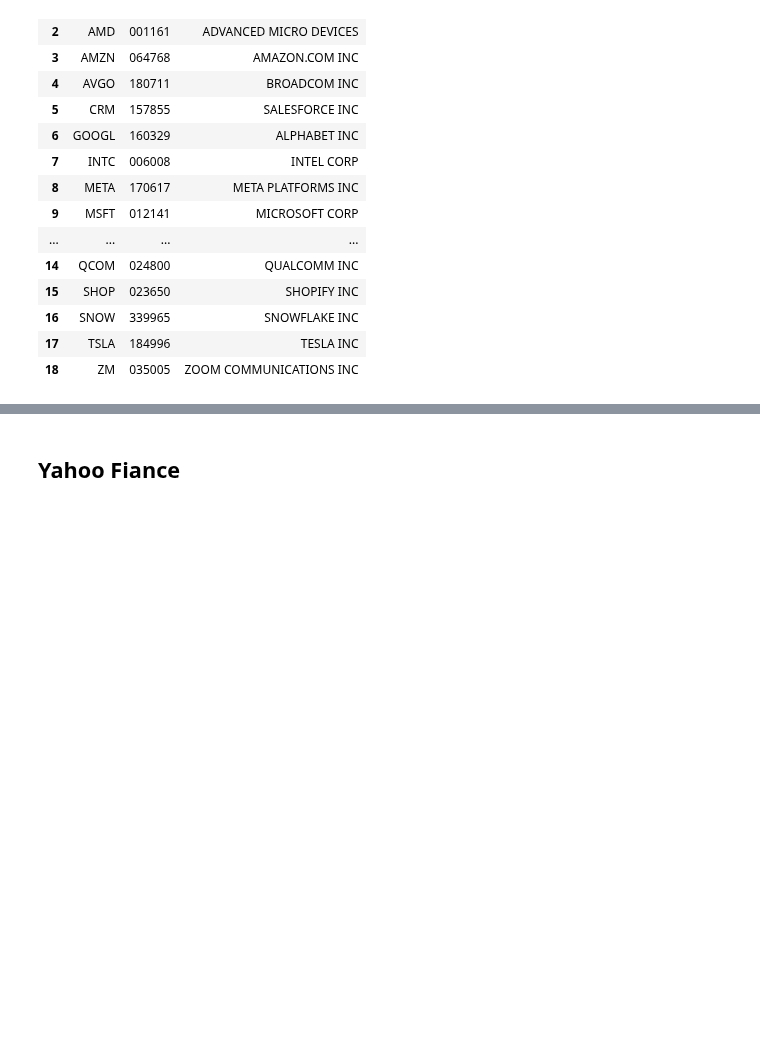
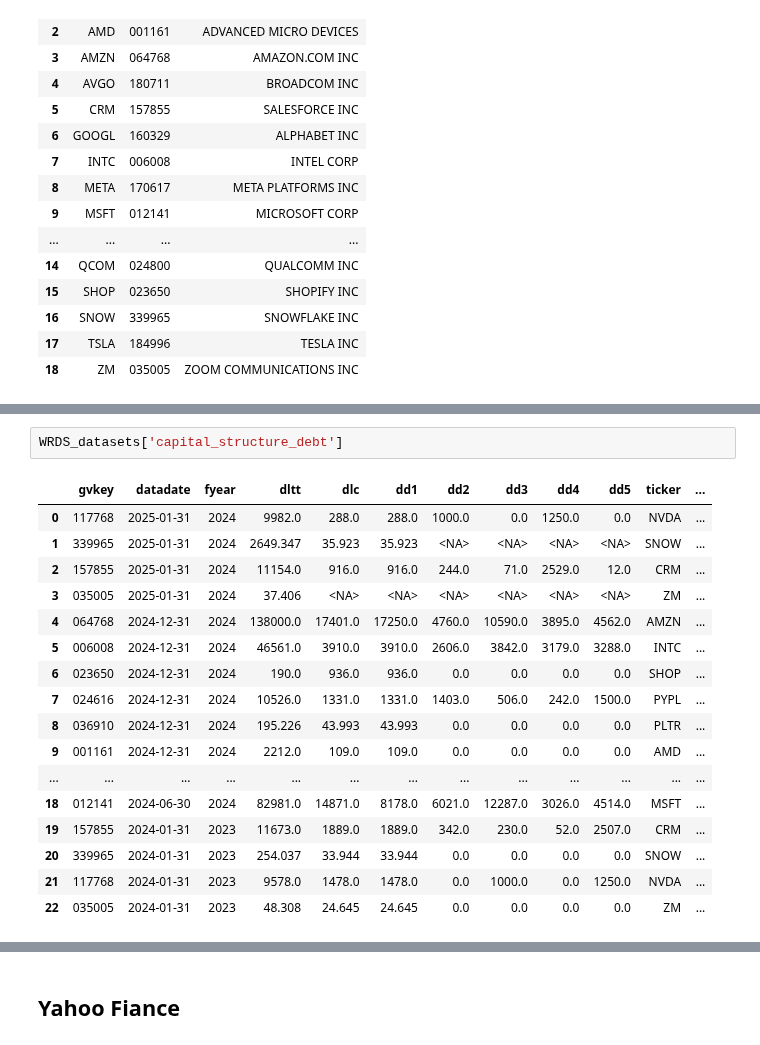
Before and after one commit to Chen-zexi/LangAlpha, a Jupyter notebook: notebooks/get_data.ipynb, the cells around one changed output, grey strips where cells are left out. Saved outputs shown, nothing was run; the diff lists cells and outputs as text; blank space fills up the shorter version.

```diff
--- a/notebooks/get_data.ipynb
+++ b/notebooks/get_data.ipynb
@@ -106,0 +176,20 @@ key_developments
+# %%
+WRDS_datasets['capital_structure_debt']
+# %% [output]
+|  | gvkey | datadate | fyear | dltt | dlc | dd1 | dd2 | dd3 | dd4 | dd5 | ticker | ... |
+| 0 | 117768 | 2025-01-31 | 2024 | 9982.0 | 288.0 | 288.0 | 1000.0 | 0.0 | 1250.0 | 0.0 | NVDA | ... |
+| 1 | 339965 | 2025-01-31 | 2024 | 2649.347 | 35.923 | 35.923 | <NA> | <NA> | <NA> | <NA> | SNOW | ... |
+| 2 | 157855 | 2025-01-31 | 2024 | 11154.0 | 916.0 | 916.0 | 244.0 | 71.0 | 2529.0 | 12.0 | CRM | ... |
+| 3 | 035005 | 2025-01-31 | 2024 | 37.406 | <NA> | <NA> | <NA> | <NA> | <NA> | <NA> | ZM | ... |
+| 4 | 064768 | 2024-12-31 | 2024 | 138000.0 | 17401.0 | 17250.0 | 4760.0 | 10590.0 | 3895.0 | 4562.0 | AMZN | ... |
+| 5 | 006008 | 2024-12-31 | 2024 | 46561.0 | 3910.0 | 3910.0 | 2606.0 | 3842.0 | 3179.0 | 3288.0 | INTC | ... |
+| 6 | 023650 | 2024-12-31 | 2024 | 190.0 | 936.0 | 936.0 | 0.0 | 0.0 | 0.0 | 0.0 | SHOP | ... |
+| 7 | 024616 | 2024-12-31 | 2024 | 10526.0 | 1331.0 | 1331.0 | 1403.0 | 506.0 | 242.0 | 1500.0 | PYPL | ... |
+| 8 | 036910 | 2024-12-31 | 2024 | 195.226 | 43.993 | 43.993 | 0.0 | 0.0 | 0.0 | 0.0 | PLTR | ... |
+| 9 | 001161 | 2024-12-31 | 2024 | 2212.0 | 109.0 | 109.0 | 0.0 | 0.0 | 0.0 | 0.0 | AMD | ... |
+| ... | ... | ... | ... | ... | ... | ... | ... | ... | ... | ... | ... | ... |
+| 18 | 012141 | 2024-06-30 | 2024 | 82981.0 | 14871.0 | 8178.0 | 6021.0 | 12287.0 | 3026.0 | 4514.0 | MSFT | ... |
+| 19 | 157855 | 2024-01-31 | 2023 | 11673.0 | 1889.0 | 1889.0 | 342.0 | 230.0 | 52.0 | 2507.0 | CRM | ... |
+| 20 | 339965 | 2024-01-31 | 2023 | 254.037 | 33.944 | 33.944 | 0.0 | 0.0 | 0.0 | 0.0 | SNOW | ... |
+| 21 | 117768 | 2024-01-31 | 2023 | 9578.0 | 1478.0 | 1478.0 | 0.0 | 1000.0 | 0.0 | 1250.0 | NVDA | ... |
+| 22 | 035005 | 2024-01-31 | 2023 | 48.308 | 24.645 | 24.645 | 0.0 | 0.0 | 0.0 | 0.0 | ZM | ... |
```
Also changed, not shown: parts of 11 cells of this notebook, 4 other files.
